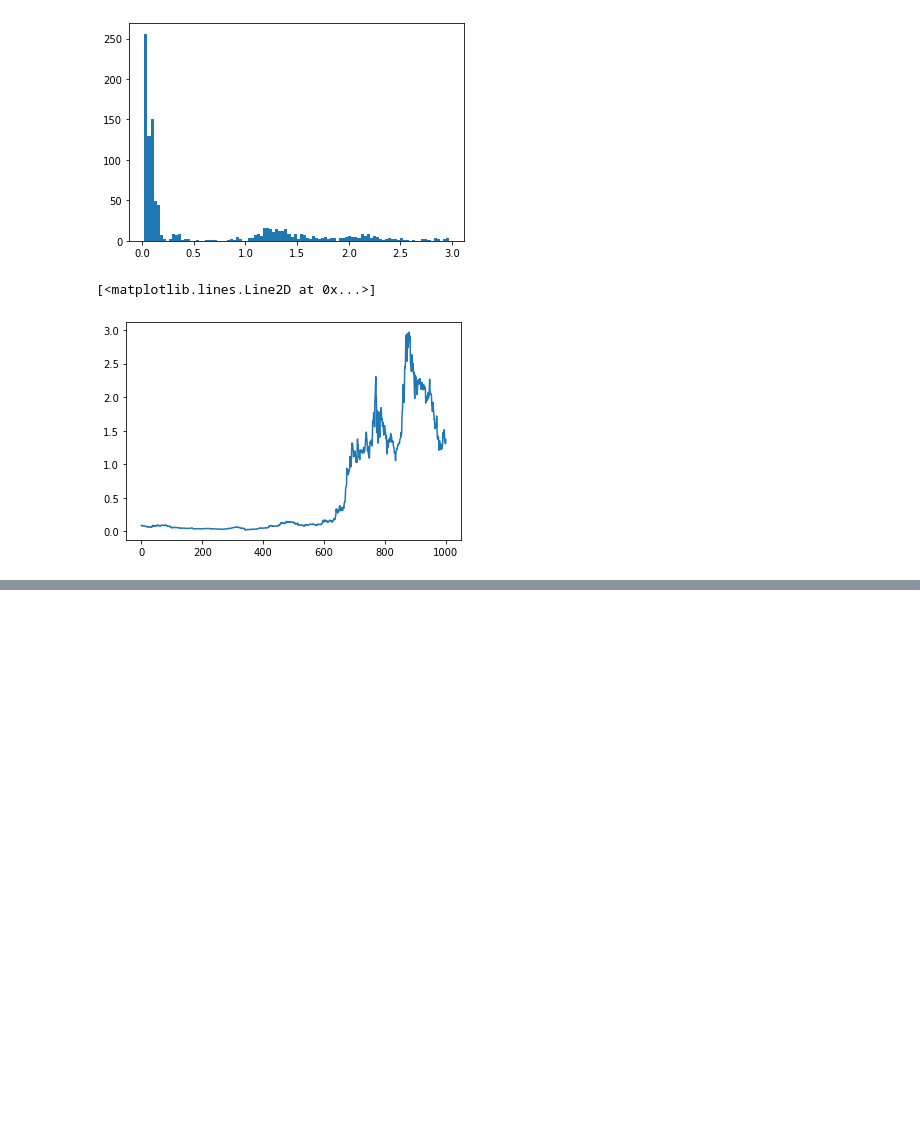
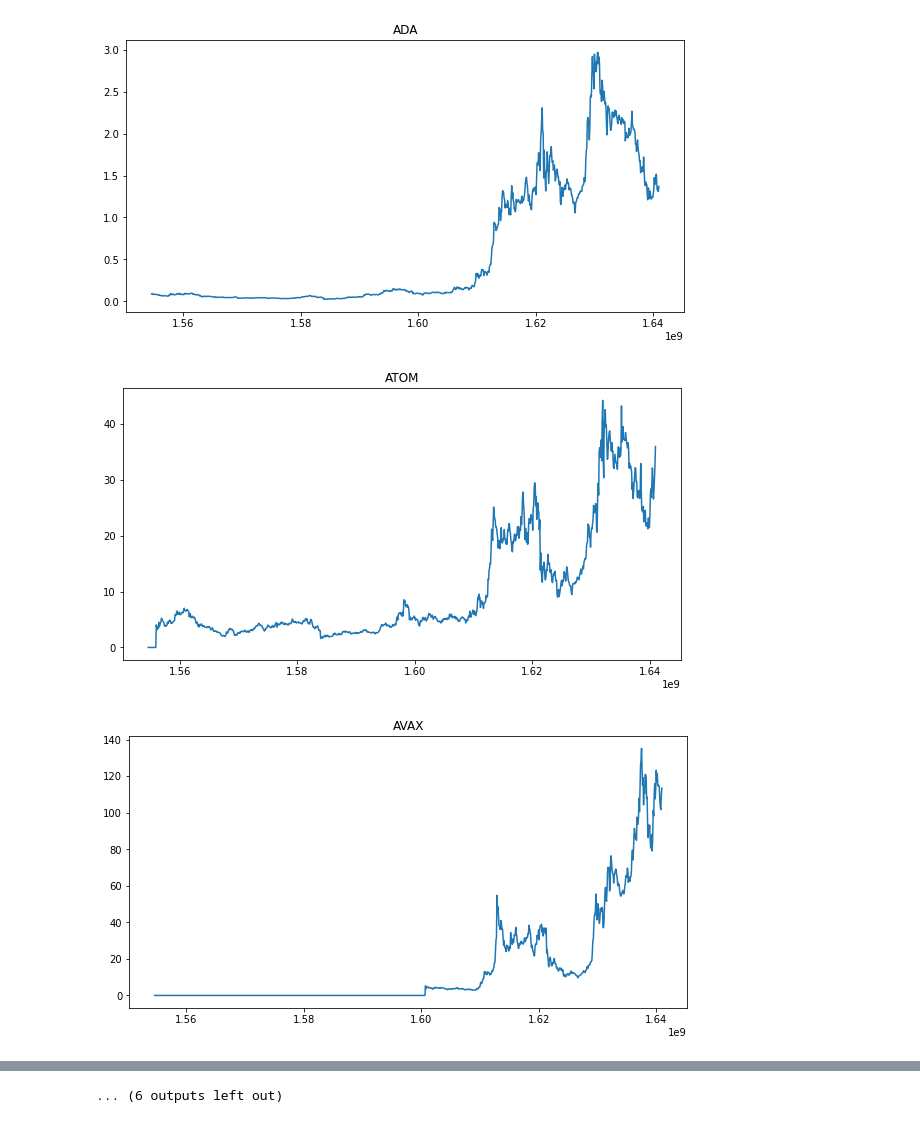
Before and after one commit to AcacioTelechi/portfolio-cripto, a Jupyter notebook: analise_dados.ipynb, the cells around one changed output, grey strips where cells are left out. Drawn from its saved outputs; the diff is of its cells as text; code cells hidden in the pictures; blank space fills up the shorter version.

```diff
--- a/analise_dados.ipynb
+++ b/analise_dados.ipynb
@@ -13,10 +13,12 @@ for arqv in arqvs:
     with open(f'./outputs/{arqv}') as f:
         data = json.load(f)
     base = data['Data']['Data']
+    dates = [item['time'] for item in base]
     hist_fech = [item['close'] for item in base]
     hist_abert = [item['open'] for item in base]
     hist_vol = [item['volumeto'] for item in base]
     dicio[moeda] = {
+        'data': dates,
         'hist_fech': hist_fech,
         'hist_abert': hist_abert,
         'hist_vol': hist_vol
@@ -27,10 +26,21 @@ AttributeError: module 'matplotlib.pyplot' has no attribute 'heatmap'
-# %%
-plt.hist(hist_fech, bins=100)
-plt.show()
-# %% [output]
-[figure, removed]
-# %%
-plt.plot(hist_fech)
-# %% [output]
-[<matplotlib.lines.Line2D at 0x...>]
-[figure, removed]
+# %%
+df_fech = df_abert = df_vol = pd.DataFrame(index=dates)
+for moeda in dicio.keys():
+    datas = dicio[moeda]['data']
+    hist_fech = dicio[moeda]['hist_fech']
+    df_f = pd.DataFrame(index=datas, data=hist_fech, columns=[moeda])
+    df_a = pd.DataFrame(index=datas, data=hist_abert, columns=[moeda])
+    df_v = pd.DataFrame(index=datas, data=hist_vol, columns=[moeda])
+    df_fech = df_fech.join(df_f)
+    df_abert = df_abert.join(df_a)
+    df_vol = df_vol.join(df_v)
+# %%
+for moeda in dicio.keys():
+    plt.figure(figsize=(10, 5))
+    plt.plot(df_fech[moeda])
+    plt.title(label=moeda)
+    plt.show()
+# %% [output]
+[figure, added]
+[figure, added]
+[figure, added]
@@ -36,0 +56 @@ plt.plot(hist_fech)
+... (6 outputs left out)
```
Also changed, not shown: parts of 2 cells of this notebook.
